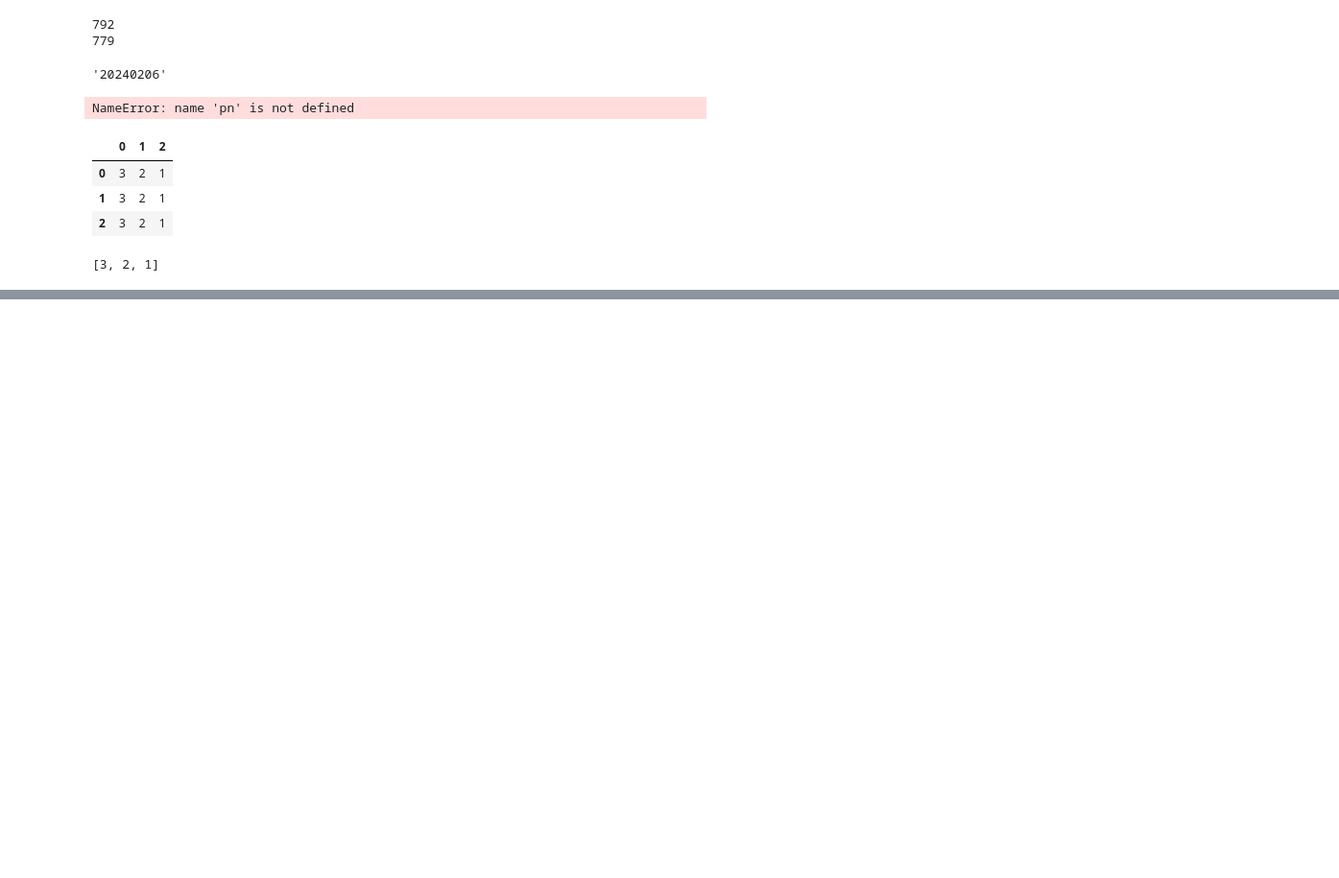
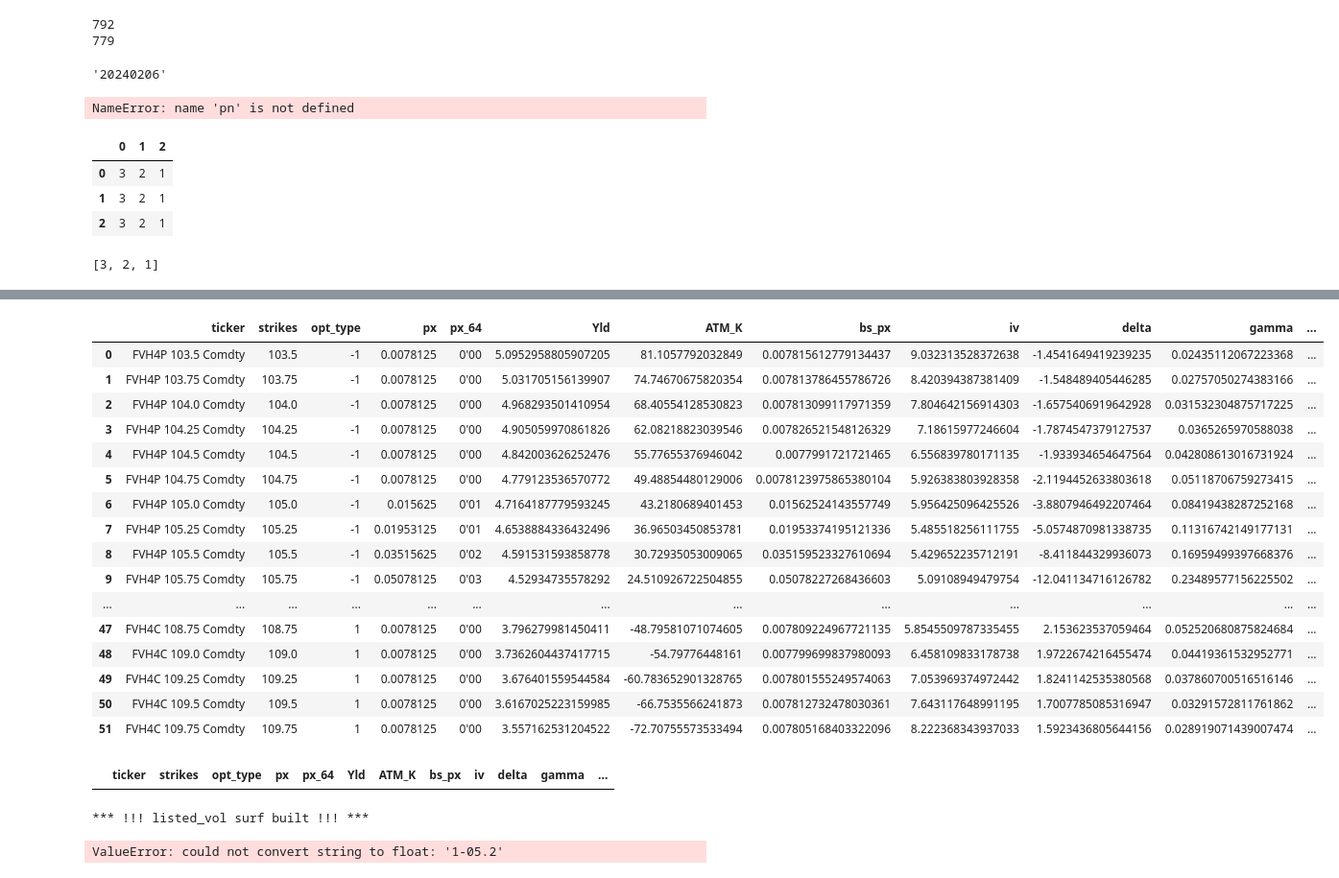
Before and after one commit to knut1402/pycharm-agi, a Jupyter notebook: Analytics/bokeh_test.ipynb, the cells around one changed output, grey strips where cells are left out. Shown: that part at 96% size. Saved outputs shown, nothing was run; the diff lists cells and outputs as text; code cells hidden in the pictures; blank space fills up the shorter version.

```diff
--- a/Analytics/bokeh_test.ipynb
+++ b/Analytics/bokeh_test.ipynb
@@ -980,0 +1516,20 @@ df.iloc[0].tolist()
+# %%
+v3.tab
+# %% [output]
+|  | ticker | strikes | opt_type | px | px_64 | Yld | ATM_K | bs_px | iv | delta | gamma | ... |
+| 0 | FVH4P 103.5 Comdty | 103.5 | -1 | 0.0078125 | 0'00 | 5.0952958805907205 | 81.1057792032849 | 0.007815612779134437 | 9.032313528372638 | -1.4541649419239235 | 0.02435112067223368 | ... |
+| 1 | FVH4P 103.75 Comdty | 103.75 | -1 | 0.0078125 | 0'00 | 5.031705156139907 | 74.74670675820354 | 0.007813786455786726 | 8.420394387381409 | -1.548489405446285 | 0.02757050274383166 | ... |
+| 2 | FVH4P 104.0 Comdty | 104.0 | -1 | 0.0078125 | 0'00 | 4.968293501410954 | 68.40554128530823 | 0.007813099117971359 | 7.804642156914303 | -1.6575406919642928 | 0.031532304875717225 | ... |
+| 3 | FVH4P 104.25 Comdty | 104.25 | -1 | 0.0078125 | 0'00 | 4.905059970861826 | 62.08218823039546 | 0.007826521548126329 | 7.18615977246604 | -1.7874547379127537 | 0.0365265970588038 | ... |
+| 4 | FVH4P 104.5 Comdty | 104.5 | -1 | 0.0078125 | 0'00 | 4.842003626252476 | 55.77655376946042 | 0.0077991721721465 | 6.556839780171135 | -1.933934654647564 | 0.042808613016731924 | ... |
+| 5 | FVH4P 104.75 Comdty | 104.75 | -1 | 0.0078125 | 0'00 | 4.779123536570772 | 49.48854480129006 | 0.0078123975865380104 | 5.926383803928358 | -2.1194452633803618 | 0.05118706759273415 | ... |
+| 6 | FVH4P 105.0 Comdty | 105.0 | -1 | 0.015625 | 0'01 | 4.7164187779593245 | 43.2180689401453 | 0.01562524143557749 | 5.956425096425526 | -3.8807946492207464 | 0.08419438287252168 | ... |
+| 7 | FVH4P 105.25 Comdty | 105.25 | -1 | 0.01953125 | 0'01 | 4.6538884336432496 | 36.96503450853781 | 0.01953374195121336 | 5.485518256111755 | -5.0574870981338735 | 0.11316742149177131 | ... |
+| 8 | FVH4P 105.5 Comdty | 105.5 | -1 | 0.03515625 | 0'02 | 4.591531593858778 | 30.72935053009065 | 0.035159523327610694 | 5.429652235712191 | -8.411844329936073 | 0.16959499397668376 | ... |
+| 9 | FVH4P 105.75 Comdty | 105.75 | -1 | 0.05078125 | 0'03 | 4.52934735578292 | 24.510926722504855 | 0.05078227268436603 | 5.09108949479754 | -12.041134716126782 | 0.23489577156225502 | ... |
+| ... | ... | ... | ... | ... | ... | ... | ... | ... | ... | ... | ... | ... |
+| 47 | FVH4C 108.75 Comdty | 108.75 | 1 | 0.0078125 | 0'00 | 3.796279981450411 | -48.79581071074605 | 0.007809224967721135 | 5.8545509787335455 | 2.153623537059464 | 0.052520680875824684 | ... |
+| 48 | FVH4C 109.0 Comdty | 109.0 | 1 | 0.0078125 | 0'00 | 3.7362604437417715 | -54.79776448161 | 0.007799699837980093 | 6.458109833178738 | 1.9722674216455474 | 0.04419361532952771 | ... |
+| 49 | FVH4C 109.25 Comdty | 109.25 | 1 | 0.0078125 | 0'00 | 3.676401559544584 | -60.783652901328765 | 0.007801555249574063 | 7.053969374972442 | 1.8241142535380568 | 0.037860700516516146 | ... |
+| 50 | FVH4C 109.5 Comdty | 109.5 | 1 | 0.0078125 | 0'00 | 3.6167025223159985 | -66.7535566241873 | 0.007812732478030361 | 7.643117648991195 | 1.7007785085316947 | 0.03291572811761862 | ... |
+| 51 | FVH4C 109.75 Comdty | 109.75 | 1 | 0.0078125 | 0'00 | 3.557162531204522 | -72.70755573533494 | 0.007805168403322096 | 8.222368343937033 | 1.5923436805644156 | 0.028919071439007474 | ... |
@@ -980,0 +1624,4 @@ df.iloc[0].tolist()
+# %%
+df_call[0]
+# %% [output]
+|  | ticker | strikes | opt_type | px | px_64 | Yld | ATM_K | bs_px | iv | delta | gamma | ... |
@@ -980,0 +1696,4 @@ df.iloc[0].tolist()
+# %%
+v1 = build_vol_surf(['FVH4P 107'], chain_len=[15,15], b=0)
+# %% [output]
+*** !!! listed_vol surf built !!! ***
@@ -980,0 +1702,4 @@ df.iloc[0].tolist()
+# %%
+[float(st.strat['strat_px_fmt'][i]) for i in np.arange(len(st.strat))]
+# %% [output]
+ValueError: could not convert string to float: '1-05.2'
```
Also changed, not shown: parts of 30 cells of this notebook, 48 other files.
